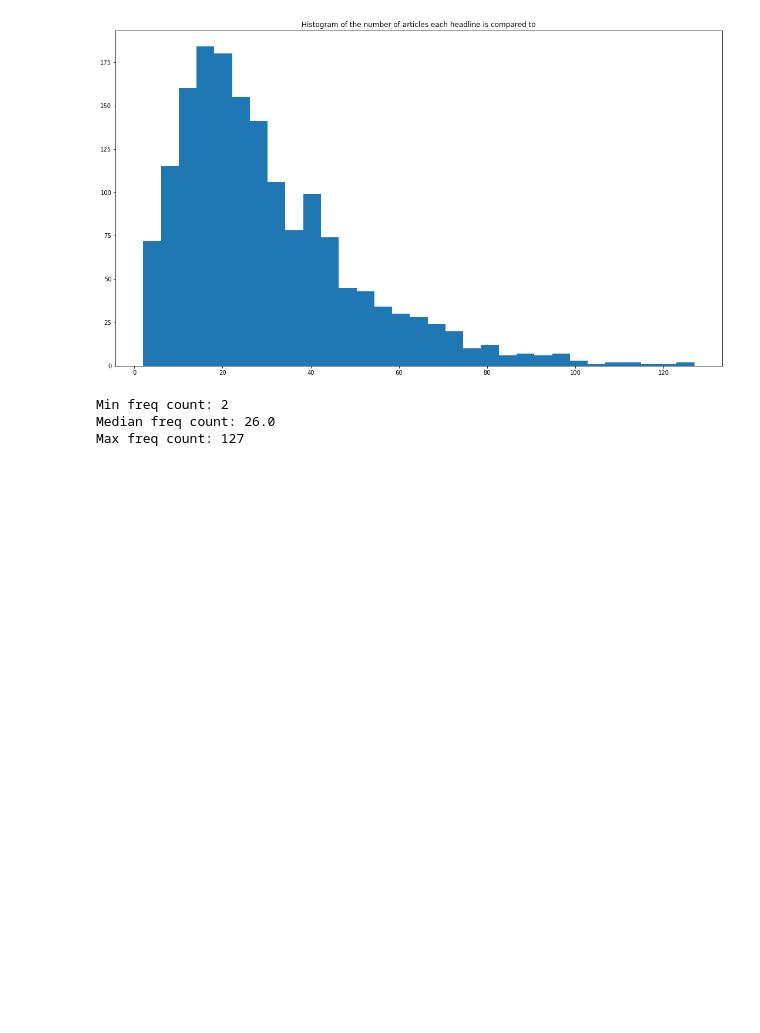
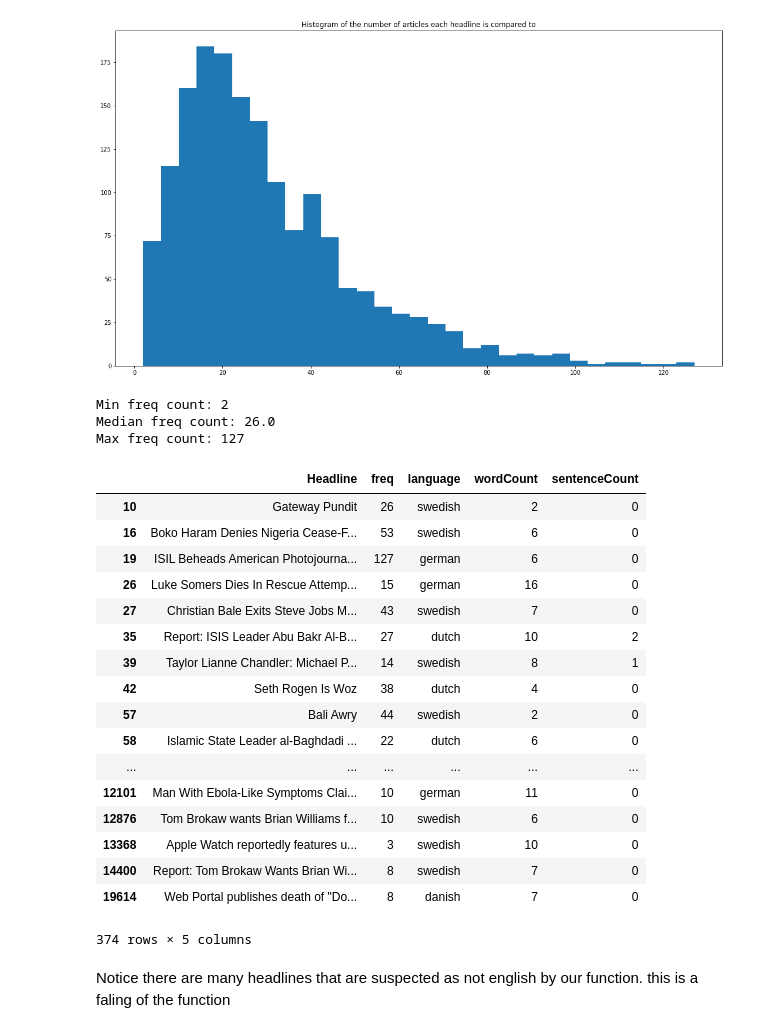
Before and after one commit to goddenrich/fake-news-challenge, a Jupyter notebook: Dataset_exploration.ipynb, the cells around one changed output. Cells and saved outputs as stored; diff of their text form; code cells hidden in the pictures; blank space fills up the shorter version.

```diff
--- a/Dataset_exploration.ipynb
+++ b/Dataset_exploration.ipynb
@@ -198,3 +201,26 @@ print'Max freq count:', a.max()
 Min freq count: 2
 Median freq count: 26.0
 Max freq count: 127
+# %%
+headlines.loc[headlines['language'] != 'english']
+# %% [output]
+|  | Headline | freq | language | wordCount | sentenceCount |
+| 10 | Gateway Pundit | 26 | swedish | 2 | 0 |
+| 16 | Boko Haram Denies Nigeria Cease-F... | 53 | swedish | 6 | 0 |
+| 19 | ISIL Beheads American Photojourna... | 127 | german | 6 | 0 |
+| 26 | Luke Somers Dies In Rescue Attemp... | 15 | german | 16 | 0 |
+| 27 | Christian Bale Exits Steve Jobs M... | 43 | swedish | 7 | 0 |
+| 35 | Report: ISIS Leader Abu Bakr Al-B... | 27 | dutch | 10 | 2 |
+| 39 | Taylor Lianne Chandler: Michael P... | 14 | swedish | 8 | 1 |
+| 42 | Seth Rogen Is Woz | 38 | dutch | 4 | 0 |
+| 57 | Bali Awry | 44 | swedish | 2 | 0 |
+| 58 | Islamic State Leader al-Baghdadi ... | 22 | dutch | 6 | 0 |
+| ... | ... | ... | ... | ... | ... |
+| 12101 | Man With Ebola-Like Symptoms Clai... | 10 | german | 11 | 0 |
+| 12876 | Tom Brokaw wants Brian Williams f... | 10 | swedish | 6 | 0 |
+| 13368 | Apple Watch reportedly features u... | 3 | swedish | 10 | 0 |
+| 14400 | Report: Tom Brokaw Wants Brian Wi... | 8 | swedish | 7 | 0 |
+| 19614 | Web Portal publishes death of "Do... | 8 | danish | 7 | 0 |
+374 rows × 5 columns
+# %% [markdown]
+Notice there are many headlines that are suspected as not english by our function. this is a faling of the function
```
Also changed, not shown: parts of 8 cells of this notebook.
